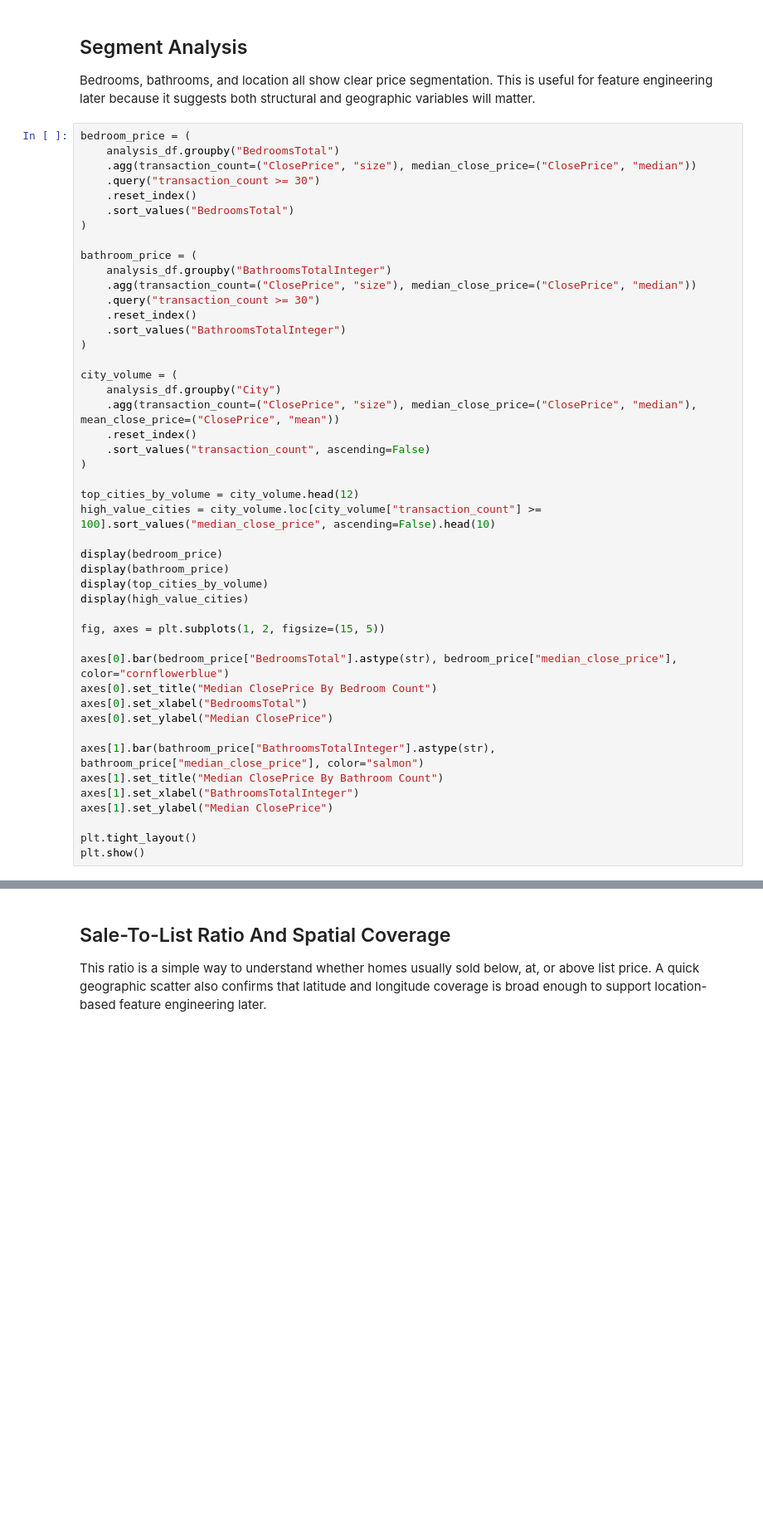
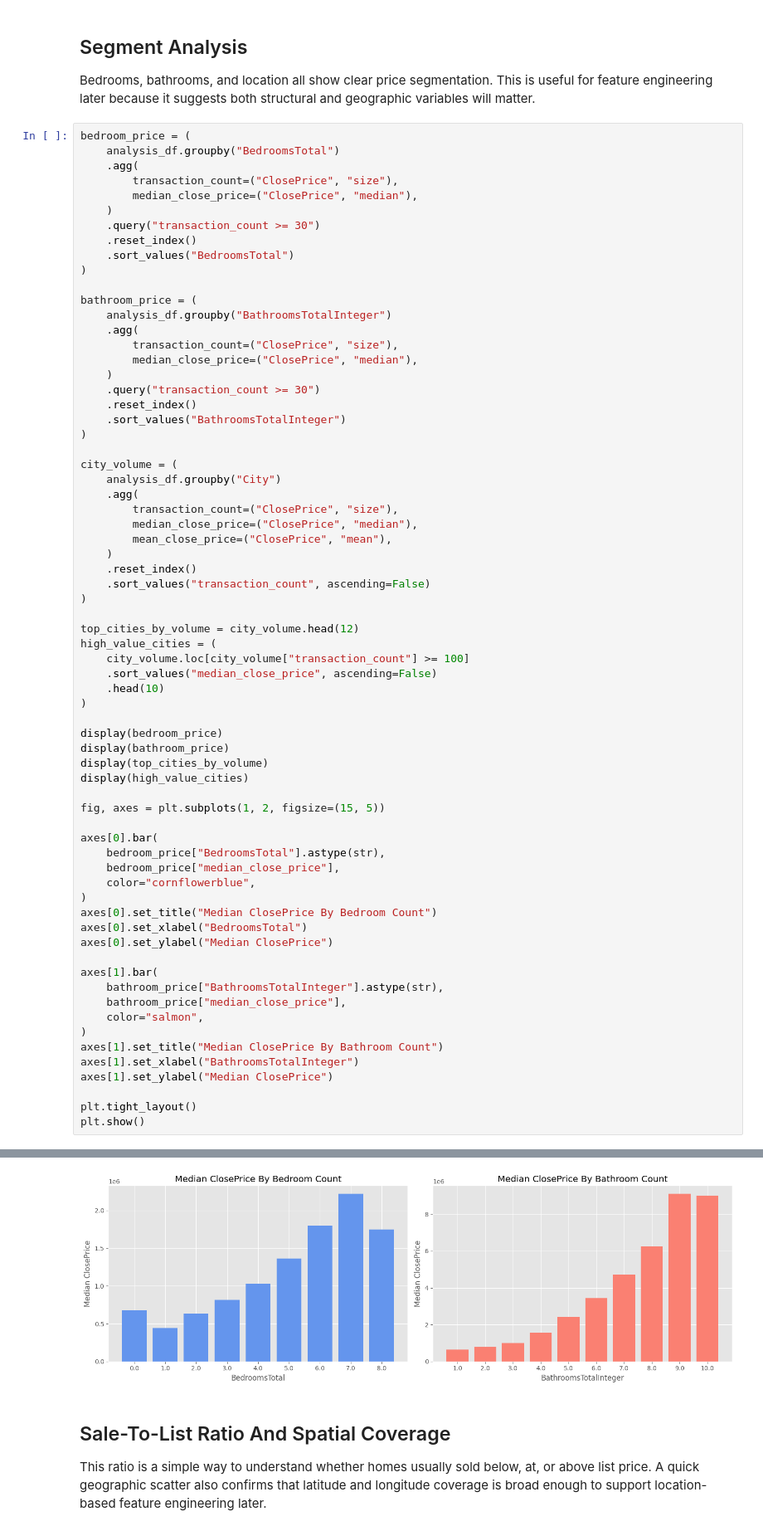
Before and after one commit to rsm-mem032/IDX-Data-Scientist-Intern-Summer2026, a Jupyter notebook: notebooks/01_exploration.ipynb, the cells around one changed output, grey strips where cells are left out. Shown at 83% size. Cells and saved outputs as stored; diff of their text form; blank space fills up the shorter version.

```diff
--- a/notebooks/01_exploration.ipynb
+++ b/notebooks/01_exploration.ipynb
@@ -369,7 +516,10 @@ Bedrooms, bathrooms, and location all show clear price segmentation. This is use
 # %%
 bedroom_price = (
     analysis_df.groupby("BedroomsTotal")
-    .agg(transaction_count=("ClosePrice", "size"), median_close_price=("ClosePrice", "median"))
+    .agg(
+        transaction_count=("ClosePrice", "size"),
+        median_close_price=("ClosePrice", "median"),
+    )
     .query("transaction_count >= 30")
     .reset_index()
     .sort_values("BedroomsTotal")
@@ -377,7 +527,10 @@ bedroom_price = (
 
 bathroom_price = (
     analysis_df.groupby("BathroomsTotalInteger")
-    .agg(transaction_count=("ClosePrice", "size"), median_close_price=("ClosePrice", "median"))
+    .agg(
+        transaction_count=("ClosePrice", "size"),
+        median_close_price=("ClosePrice", "median"),
+    )
     .query("transaction_count >= 30")
     .reset_index()
     .sort_values("BathroomsTotalInteger")
@@ -385,13 +538,21 @@ bathroom_price = (
 
 city_volume = (
     analysis_df.groupby("City")
-    .agg(transaction_count=("ClosePrice", "size"), median_close_price=("ClosePrice", "median"), mean_close_price=("ClosePrice", "mean"))
+    .agg(
+        transaction_count=("ClosePrice", "size"),
+        median_close_price=("ClosePrice", "median"),
+        mean_close_price=("ClosePrice", "mean"),
+    )
     .reset_index()
     .sort_values("transaction_count", ascending=False)
 )
 
 top_cities_by_volume = city_volume.head(12)
-high_value_cities = city_volume.loc[city_volume["transaction_count"] >= 100].sort_values("median_close_price", ascending=False).head(10)
+high_value_cities = (
+    city_volume.loc[city_volume["transaction_count"] >= 100]
+    .sort_values("median_close_price", ascending=False)
+    .head(10)
+)
 
 display(bedroom_price)
 display(bathroom_price)
@@ -400,15 +561,24 @@ display(high_value_cities)
 
 fig, axes = plt.subplots(1, 2, figsize=(15, 5))
 
-axes[0].bar(bedroom_price["BedroomsTotal"].astype(str), bedroom_price["median_close_price"], color="cornflowerblue")
+axes[0].bar(
+    bedroom_price["BedroomsTotal"].astype(str),
+    bedroom_price["median_close_price"],
+    color="cornflowerblue",
+)
 axes[0].set_title("Median ClosePrice By Bedroom Count")
 axes[0].set_xlabel("BedroomsTotal")
 axes[0].set_ylabel("Median ClosePrice")
 
-axes[1].bar(bathroom_price["BathroomsTotalInteger"].astype(str), bathroom_price["median_close_price"], color="salmon")
+axes[1].bar(
+    bathroom_price["BathroomsTotalInteger"].astype(str),
+    bathroom_price["median_close_price"],
+    color="salmon",
+)
 axes[1].set_title("Median ClosePrice By Bathroom Count")
 axes[1].set_xlabel("BathroomsTotalInteger")
 axes[1].set_ylabel("Median ClosePrice")
 
 plt.tight_layout()
 plt.show()
+# %% [output]
@@ -415,3 +630,4 @@ plt.show()
+[figure, added]
 # %% [markdown]
 ## Sale-To-List Ratio And Spatial Coverage
 
```
Also changed, not shown: parts of 11 cells of this notebook.
